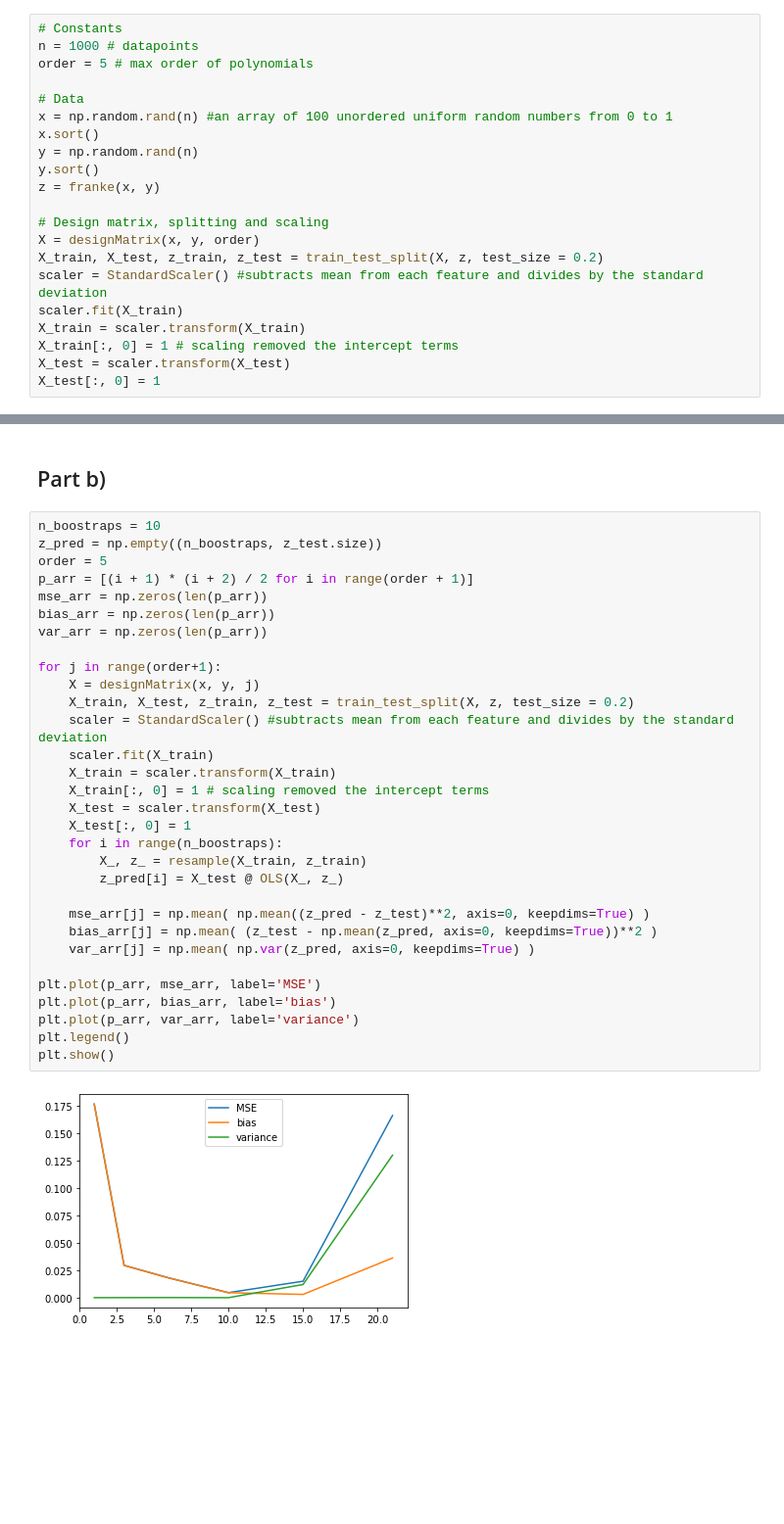
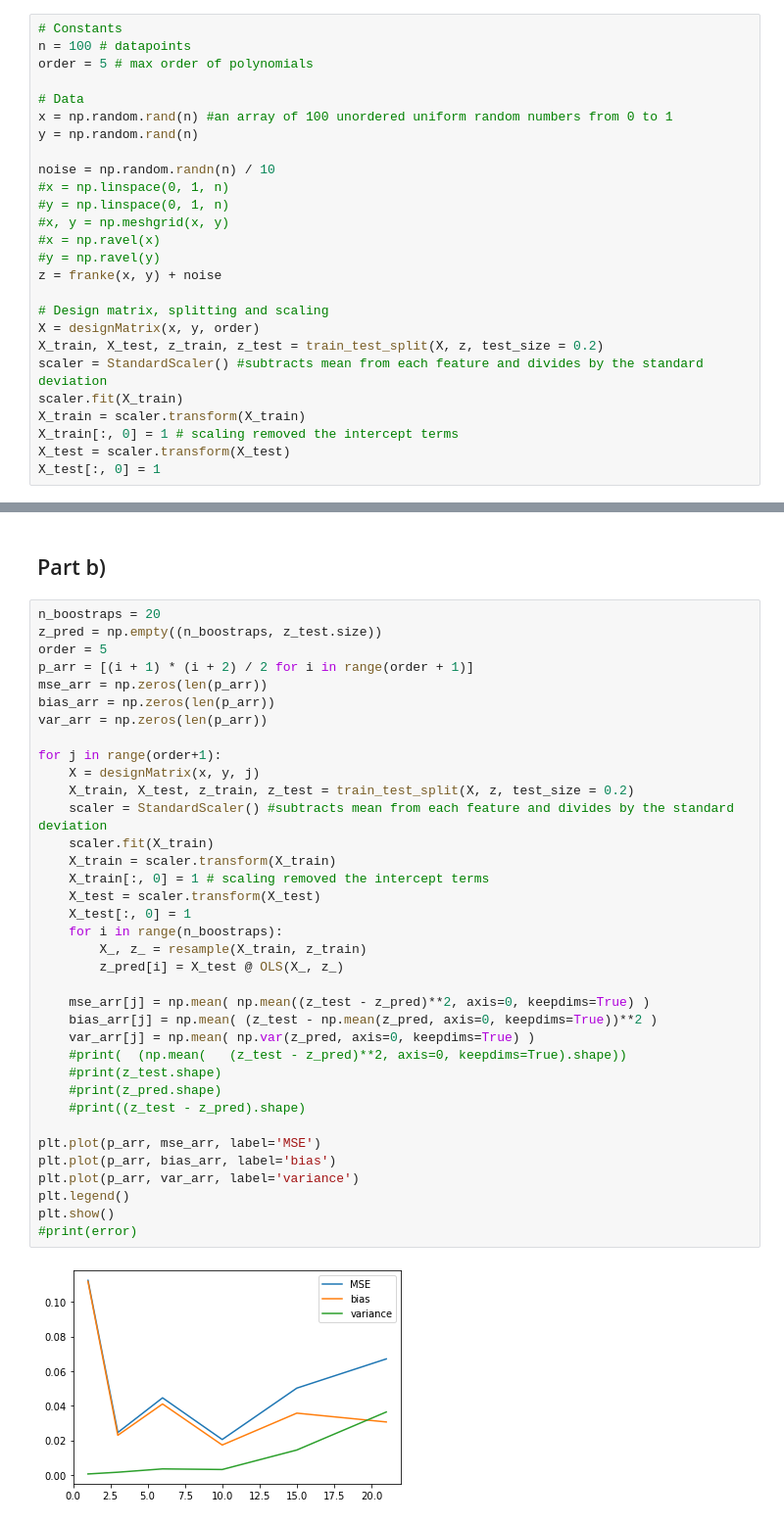
Before and after one commit to KarlHenrik/FYS-STK-Gruppe, a Jupyter notebook: Project1/Project1.ipynb, the cells around one changed output, grey strips where cells are left out. Shown at 98% size. Drawn from its saved outputs; the diff is of its cells as text; blank space fills up the shorter version.

```diff
--- a/Project1/Project1.ipynb
+++ b/Project1/Project1.ipynb
@@ -65,15 +65,20 @@ def designMatrix(x, y, order):
     return X
 # %%
 # Constants
-n = 1000 # datapoints
+n = 100 # datapoints
 order = 5 # max order of polynomials
 
 # Data
 x = np.random.rand(n) #an array of 100 unordered uniform random numbers from 0 to 1
-x.sort()
 y = np.random.rand(n)
-y.sort()
-z = franke(x, y)
+
+noise = np.random.randn(n) / 10
+#x = np.linspace(0, 1, n)
+#y = np.linspace(0, 1, n)
+#x, y = np.meshgrid(x, y)
+#x = np.ravel(x)
+#y = np.ravel(y)
+z = franke(x, y) + noise
 
 # Design matrix, splitting and scaling
 X = designMatrix(x, y, order)
@@ -107,35 +112,40 @@ print(mean_squared_error(z_mdl, z_test))
 # %% [markdown]
 ## Part b)
 # %%
-n_boostraps = 10
+n_boostraps = 20
 z_pred = np.empty((n_boostraps, z_test.size))
 order = 5
 p_arr = [(i + 1) * (i + 2) / 2 for i in range(order + 1)]
 mse_arr = np.zeros(len(p_arr))
 bias_arr = np.zeros(len(p_arr))
 var_arr = np.zeros(len(p_arr))
 
 for j in range(order+1):
     X = designMatrix(x, y, j)
     X_train, X_test, z_train, z_test = train_test_split(X, z, test_size = 0.2)
     scaler = StandardScaler() #subtracts mean from each feature and divides by the standard deviation
     scaler.fit(X_train)
     X_train = scaler.transform(X_train)
     X_train[:, 0] = 1 # scaling removed the intercept terms
     X_test = scaler.transform(X_test)
     X_test[:, 0] = 1
     for i in range(n_boostraps):
         X_, z_ = resample(X_train, z_train)
         z_pred[i] = X_test @ OLS(X_, z_)
 
-    mse_arr[j] = np.mean( np.mean((z_pred - z_test)**2, axis=0, keepdims=True) )
+    mse_arr[j] = np.mean( np.mean((z_test - z_pred)**2, axis=0, keepdims=True) )
     bias_arr[j] = np.mean( (z_test - np.mean(z_pred, axis=0, keepdims=True))**2 )
     var_arr[j] = np.mean( np.var(z_pred, axis=0, keepdims=True) )
+    #print(  (np.mean(   (z_test - z_pred)**2, axis=0, keepdims=True).shape))
+    #print(z_test.shape)
+    #print(z_pred.shape)
+    #print((z_test - z_pred).shape)
 
 plt.plot(p_arr, mse_arr, label='MSE')
 plt.plot(p_arr, bias_arr, label='bias')
 plt.plot(p_arr, var_arr, label='variance')
 plt.legend()
 plt.show()
+#print(error)
 # %% [output]
-[figure, old version]
+[figure, new version]
```
Also changed, not shown: parts of 4 cells of this notebook, 2 other files.
